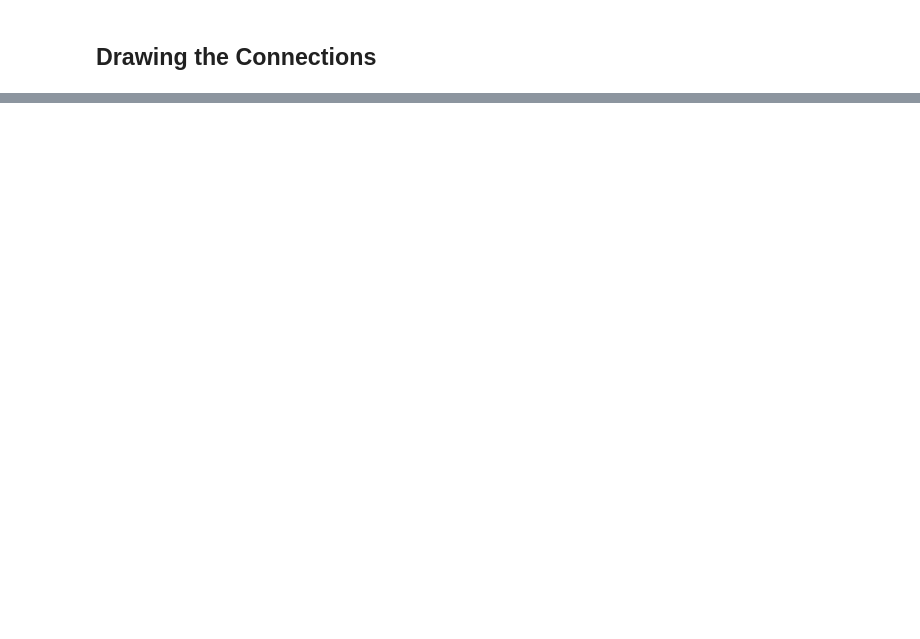
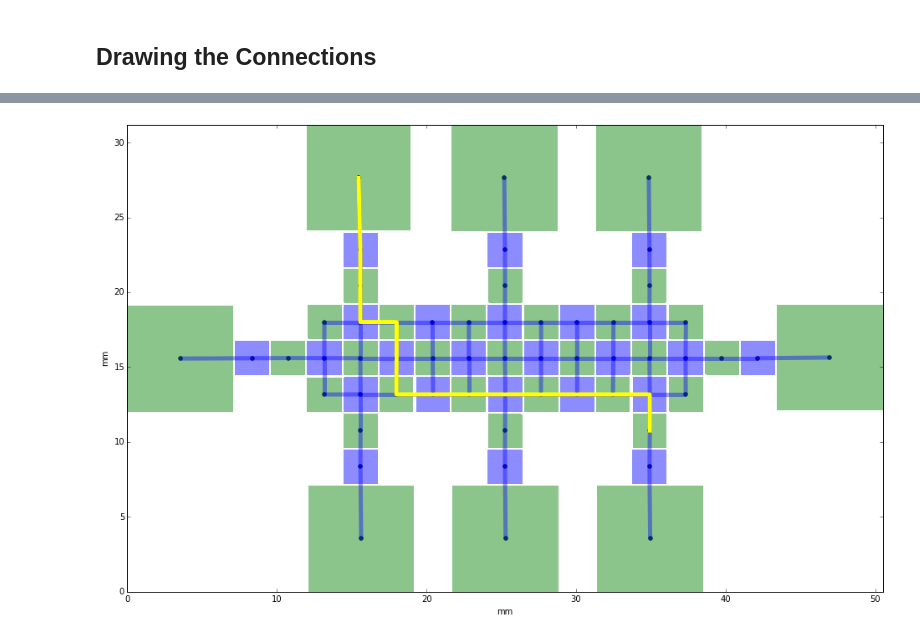
Before and after one commit to ajitpawar/device-connection-graph, a Jupyter notebook: Device connection graph.v4.ipynb, the cells around one changed output, grey strips where cells are left out. Drawn from its saved outputs; the diff is of its cells as text; code cells hidden in the pictures; blank space fills up the shorter version.

```diff
--- a/Device connection graph.v4.ipynb
+++ b/Device connection graph.v4.ipynb
@@ -231,0 +294,19 @@ highlight_connections(axis, centers, df_connected, [5,9,13,17,29])
+# %%
+####### Main ###########
+
+# Initiliaze
+svg_filepath = 'test_device_1.svg'
+path_source = 'path18077'
+path_destination = 'path18259'
+
+# Draw blueprint
+df_paths, df_connected = init(svg_filepath)
+axis, centers = draw_connections(df_paths, df_connected)
+
+# Get shortest path
+connection_ids = find_path(svg_filepath, path_source, path_destination)
+
+# Highlight shortest path
+highlight_connections(axis, centers, df_connected, connection_ids)
+# %% [output]
+[figure, added]
```
Also changed, not shown: parts of 5 cells of this notebook.
